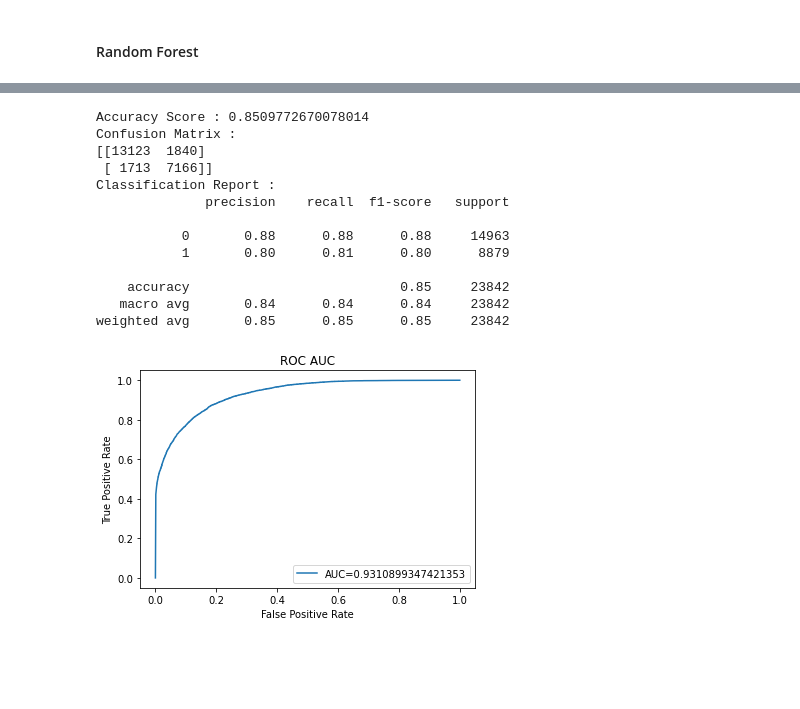
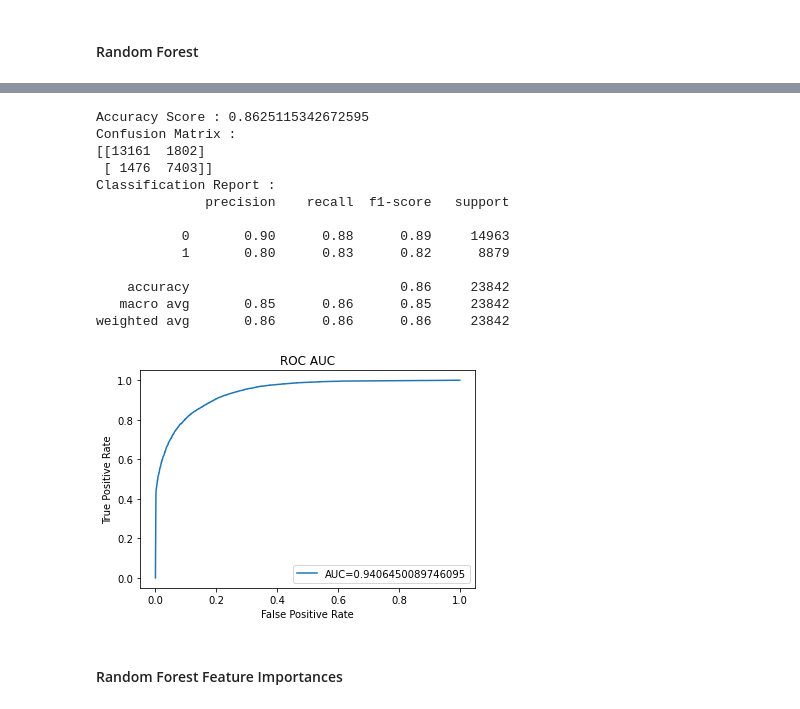
Before and after one commit to albrtwijaya/portfolio, a Jupyter notebook: Hotel Booking Demand.ipynb, the cells around one changed output, grey strips where cells are left out. Cells and saved outputs as stored; diff of their text form; code cells hidden in the pictures; blank space fills up the shorter version.

```diff
--- a/Hotel Booking Demand.ipynb
+++ b/Hotel Booking Demand.ipynb
@@ -660,12 +769,13 @@ weighted avg       0.80      0.79      0.79     23842
 # %% [markdown]
 #### Decision Tree
 # %%
-dt = DecisionTreeClassifier(random_state=22, class_weight='balanced')
+dt = DecisionTreeClassifier(random_state=22)
 
 dt_pipeline = Pipeline([
+    ('smotenc', SMOTENC(random_state=22, categorical_features=range(6,15))),
     ('col_transformer', col_transformer),
     ('dt', dt)
 ])
 
-model_eval(dt_pipeline, 'Decision Tree', X_train_smotenc, y_train_smotenc, X_test, y_test)
+model_eval(dt_pipeline, 'Decision Tree', X_train, y_train, X_test, y_test)
 # %% [output]
@@ -699,8 +818,7 @@ df_model_score.sort_values(by='F1', ascending=False)
 # %%
 dt_param_grid = {
     'dt__criterion': ['entropy'],
-    'dt__max_depth': [50],
-    'dt__min_samples_split': [2]
+    'dt__max_depth': [50]
 }
 
 dt_grid_search = GridSearchCV(
@@ -708,5 +826,5 @@ dt_grid_search = GridSearchCV(
     param_grid=dt_param_grid
 )
 
-dt_grid_search.fit(X_train_smotenc, y_train_smotenc)
+dt_grid_search.fit(X_train, y_train)
 # %% [output]
@@ -818,9 +881,10 @@ weighted avg       0.81      0.81      0.81     23842
 rf = RandomForestClassifier(random_state=22)
 
 rf_pipeline = Pipeline([
+    ('smotenc', SMOTENC(random_state=22, categorical_features=range(6,15))),
     ('col_transformer', col_transformer),
     ('rf', rf)
 ])
 
-model_eval(rf_pipeline, 'Random Forest', X_train_smotenc, y_train_smotenc, X_test, y_test)
+model_eval(rf_pipeline, 'Random Forest', X_train, y_train, X_test, y_test)
 # %% [output]
@@ -974,9 +972,8 @@ weighted avg       0.84      0.84      0.84     23842
 #### Random Forest
 # %%
 rf_param_grid = {
-    'rf__n_estimators': [250],
-    'rf__max_depth': [50],
-    'rf__min_samples_split': [6]
+    'rf__n_estimators': [100],
+    'rf__max_depth': [30]
 }
 
 rf_grid_search = GridSearchCV(
@@ -984,5 +981,5 @@ rf_grid_search = GridSearchCV(
     param_grid=rf_param_grid
 )
 
-rf_grid_search.fit(X_train_smotenc, y_train_smotenc)
+rf_grid_search.fit(X_train, y_train)
 # %% [output]
@@ -1015,18 +1008,20 @@ pd.DataFrame(rf_grid_search.cv_results_).sort_values(by='rank_test_score').head(
 # %%
 rf_best = rf_grid_search.best_estimator_
-model_eval(rf_best, 'Best Random Forest', X_train_smotenc, y_train_smotenc, X_test, y_test)
+model_eval(rf_best, 'Best Random Forest', X_train, y_train, X_test, y_test)
 # %% [output]
-Accuracy Score : 0.8509772670078014
+Accuracy Score : 0.8625115342672595
 Confusion Matrix :
-[[13123  1840]
- [ 1713  7166]]
+[[13161  1802]
+ [ 1476  7403]]
 Classification Report :
               precision    recall  f1-score   support
 
-           0       0.88      0.88      0.88     14963
-           1       0.80      0.81      0.80      8879
+           0       0.90      0.88      0.89     14963
+           1       0.80      0.83      0.82      8879
 
-    accuracy                           0.85     23842
-   macro avg       0.84      0.84      0.84     23842
-weighted avg       0.85      0.85      0.85     23842
+    accuracy                           0.86     23842
+   macro avg       0.85      0.86      0.85     23842
+weighted avg       0.86      0.86      0.86     23842
-[figure, old version]
+[figure, new version]
+# %% [markdown]
+#### Random Forest Feature Importances
```
Also changed, not shown: parts of 75 cells of this notebook.
